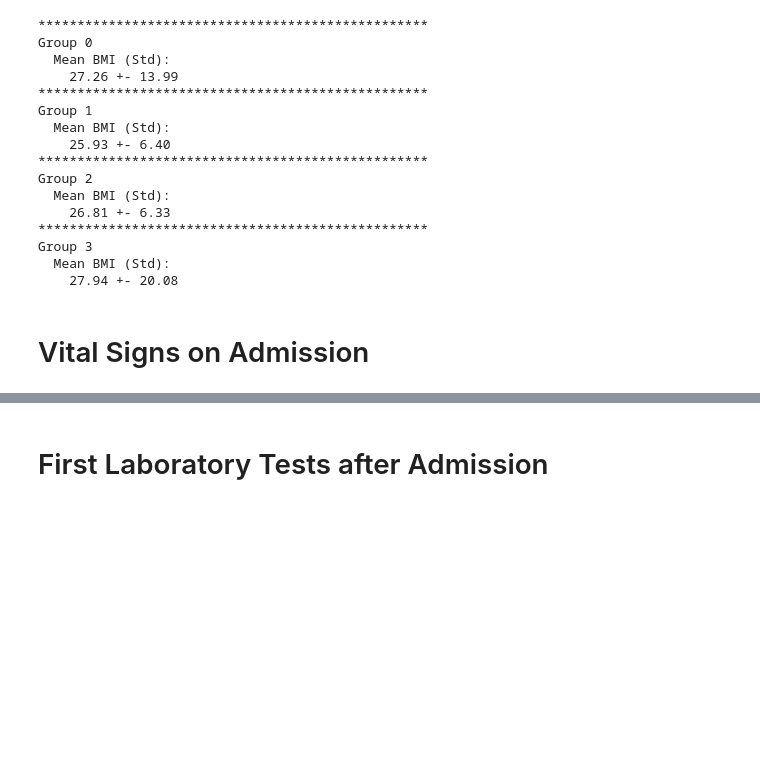
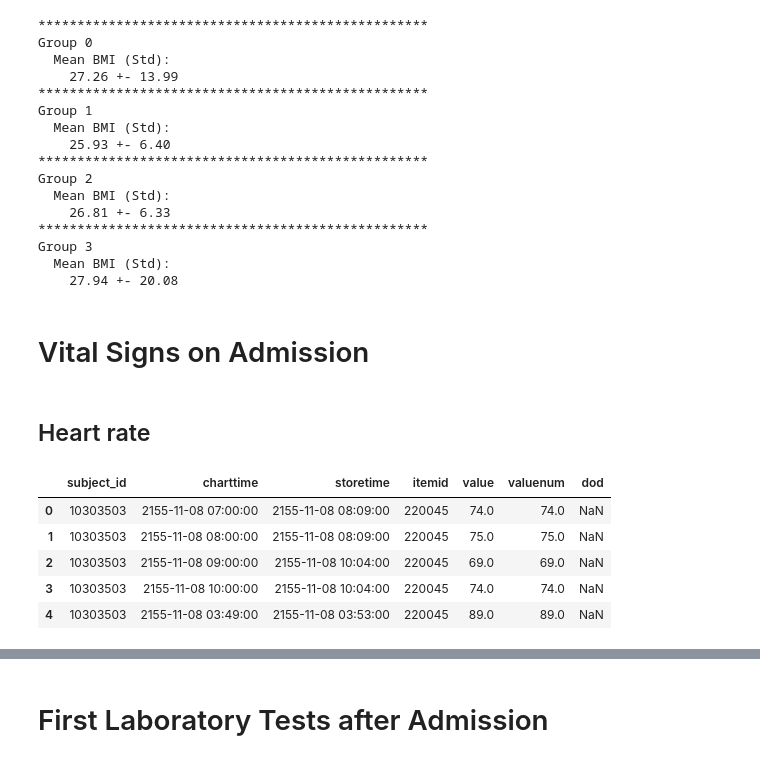
Before and after one commit to sitdownkevin/IBD-EDA, a Jupyter notebook: scripts/eda20231129_group.ipynb, the cells around one changed output, grey strips where cells are left out. Drawn from its saved outputs; the diff is of its cells as text; code cells hidden in the pictures; blank space fills up the shorter version.

```diff
--- a/scripts/eda20231129_group.ipynb
+++ b/scripts/eda20231129_group.ipynb
@@ -383,3 +383,15 @@ Group 3
     27.94 +- 20.08
 # %% [markdown]
 # Vital Signs on Admission
+# %% [markdown]
+## Heart rate
+# %%
+df = pd.read_csv(os.path.join(DATA_DIR, 'vital_signs_on_admission', 'HeartRate_Death.csv'))
+df.head()
+# %% [output]
+|  | subject_id | charttime | storetime | itemid | value | valuenum | dod |
+| 0 | 10303503 | 2155-11-08 07:00:00 | 2155-11-08 08:09:00 | 220045 | 74.0 | 74.0 | NaN |
+| 1 | 10303503 | 2155-11-08 08:00:00 | 2155-11-08 08:09:00 | 220045 | 75.0 | 75.0 | NaN |
+| 2 | 10303503 | 2155-11-08 09:00:00 | 2155-11-08 10:04:00 | 220045 | 69.0 | 69.0 | NaN |
+| 3 | 10303503 | 2155-11-08 10:00:00 | 2155-11-08 10:04:00 | 220045 | 74.0 | 74.0 | NaN |
+| 4 | 10303503 | 2155-11-08 03:49:00 | 2155-11-08 03:53:00 | 220045 | 89.0 | 89.0 | NaN |
```
Also changed, not shown: parts of 20 cells of this notebook.
